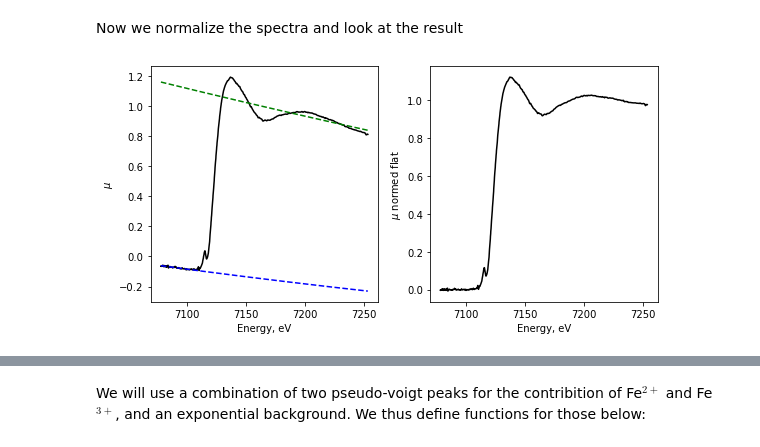
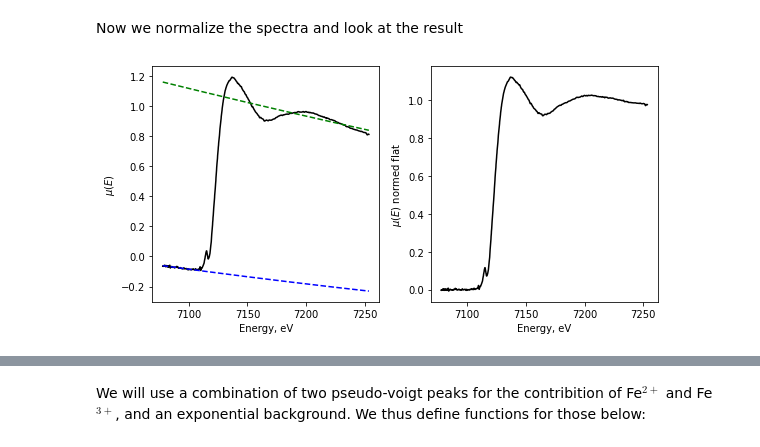
Before and after one commit to xraypy/xraylarch, a Jupyter notebook: examples/Jupyter/Fe-treatment.ipynb, the cells around one changed output, grey strips where cells are left out. Drawn from its saved outputs; the diff is of its cells as text; code cells hidden in the pictures.

```diff
--- a/examples/Jupyter/Fe-treatment.ipynb
+++ b/examples/Jupyter/Fe-treatment.ipynb
@@ -121,12 +109,12 @@ The spectrum was acquired during in situ experiments on the ODE beamline of the
 # %%
 # We import the data
-data = read_ascii('./EMG003.txt', labels=('energy', 'mu'))
+data = read_ascii('../xafsdata/EMG003.txt', labels=('energy', 'mu'))
 
 # First vizualisation
 plt.figure()
 plt.plot(data.energy, data.mu, label='mu')
 plt.xlabel("Energy, keV")
-plt.ylabel("$\mu$")
+plt.ylabel("$\mu(E)$")
 plt.title("Fe K-edge XANES spectrum of phonolite melt, 1630 °C")
 # %% [output]
 Text(0.5, 1.0, 'Fe K-edge XANES spectrum of phonolite melt, 1630 °C')
@@ -136,29 +124,29 @@ Now we normalize the spectra and look at the result
 # %%
 pre_edge(data.energy,data.mu,group=data, # energy, intensity, and the group to treat
          pre1 = -100, # the lower bond of the function to fit the pre-edge
          pre2 = -20, # the upper bond of the function to fit the pre-edge
          norm1 = 50, # the lower bond of the function to fit the post-edge
          norm2= 600, # the upper bond of the function to fit the post-edge
          nnorm= 1, # degree for the polynomials
          nvict= 4, # energy exponent to use for pre-edge fit.
          _larch=my_larch)
 
 plt.figure(figsize=(8,4))
 plt.subplot(1,2,1)
 plt.plot(data.energy,data.mu,"k-")
 plt.plot(data.energy,data.pre_edge,"b--")
 plt.plot(data.energy,data.post_edge,"g--")
 plt.xlabel("Energy, eV")
-plt.ylabel("$\mu$")
+plt.ylabel("$\mu(E)$")
 
 plt.subplot(1,2,2)
 plt.plot(data.energy,data.flat,"k-")
 plt.xlabel("Energy, eV")
-plt.ylabel("$\mu$ normed flat")
+plt.ylabel("$\mu(E)$ normed flat")
 
 plt.tight_layout()
 # %% [output]
-[figure, old version]
+[figure, new version]
 # %% [markdown]
 Now we can fit the pre-edge with different components. The XASViewer GUI provides [a way to do that easily](https://xraypy.github.io/xraylarch/wxxas_viewer.html#xasviewer-preedge), via a wrapper of the [lmfit](https://lmfit.github.io/lmfit-py/) library. There is a full page documenting the use of Larch built-in functions [here](https://millenia.cars.aps.anl.gov/xraylarch/downloads/xraylarch-2021-07_docs-examples/doc/fitting.html).
 
```
Also changed, not shown: parts of 25 cells of this notebook, 1 other file.
